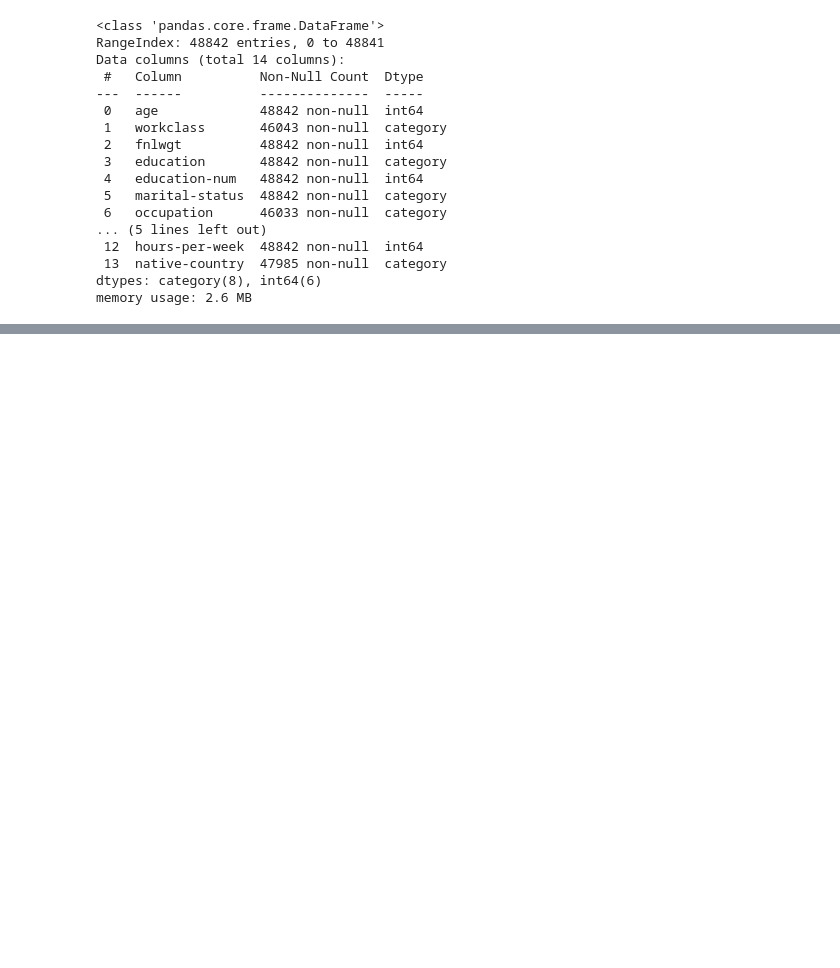
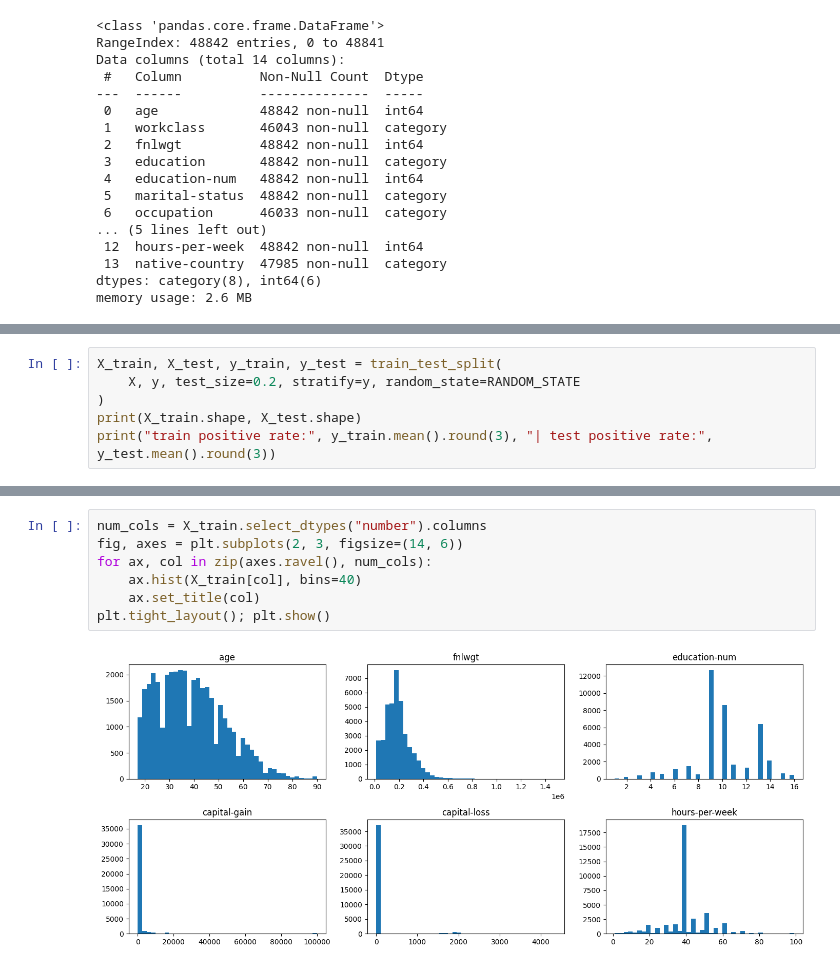
Before and after one commit to kky-zs/100-days-ml, a Jupyter notebook: notebooks/phase-1-ml-core/day-003-tabular-pipelines.ipynb, the cells around one changed output, grey strips where cells are left out. Saved outputs shown, nothing was run; the diff lists cells and outputs as text; blank space fills up the shorter version.

```diff
--- a/notebooks/phase-1-ml-core/day-003-tabular-pipelines.ipynb
+++ b/notebooks/phase-1-ml-core/day-003-tabular-pipelines.ipynb
@@ -80,0 +87,6 @@ memory usage: 2.6 MB
+# %%
+X_train, X_test, y_train, y_test = train_test_split(
+    X, y, test_size=0.2, stratify=y, random_state=RANDOM_STATE
+)
+print(X_train.shape, X_test.shape)
+print("train positive rate:", y_train.mean().round(3), "| test positive rate:", y_test.mean().round(3))
@@ -80,0 +134,9 @@ memory usage: 2.6 MB
+# %%
+num_cols = X_train.select_dtypes("number").columns
+fig, axes = plt.subplots(2, 3, figsize=(14, 6))
+for ax, col in zip(axes.ravel(), num_cols):
+    ax.hist(X_train[col], bins=40)
+    ax.set_title(col)
+plt.tight_layout(); plt.show()
+# %% [output]
+[figure, added]
```
Also changed, not shown: parts of 25 cells of this notebook.
